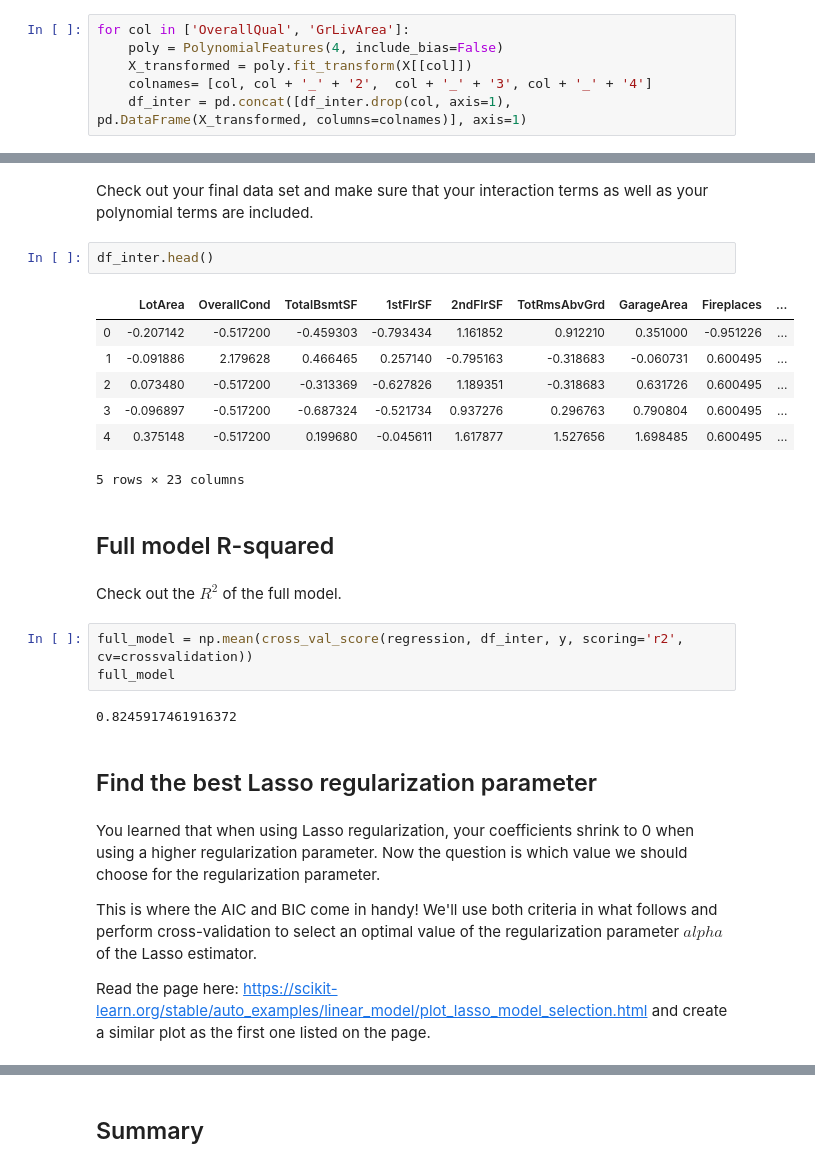
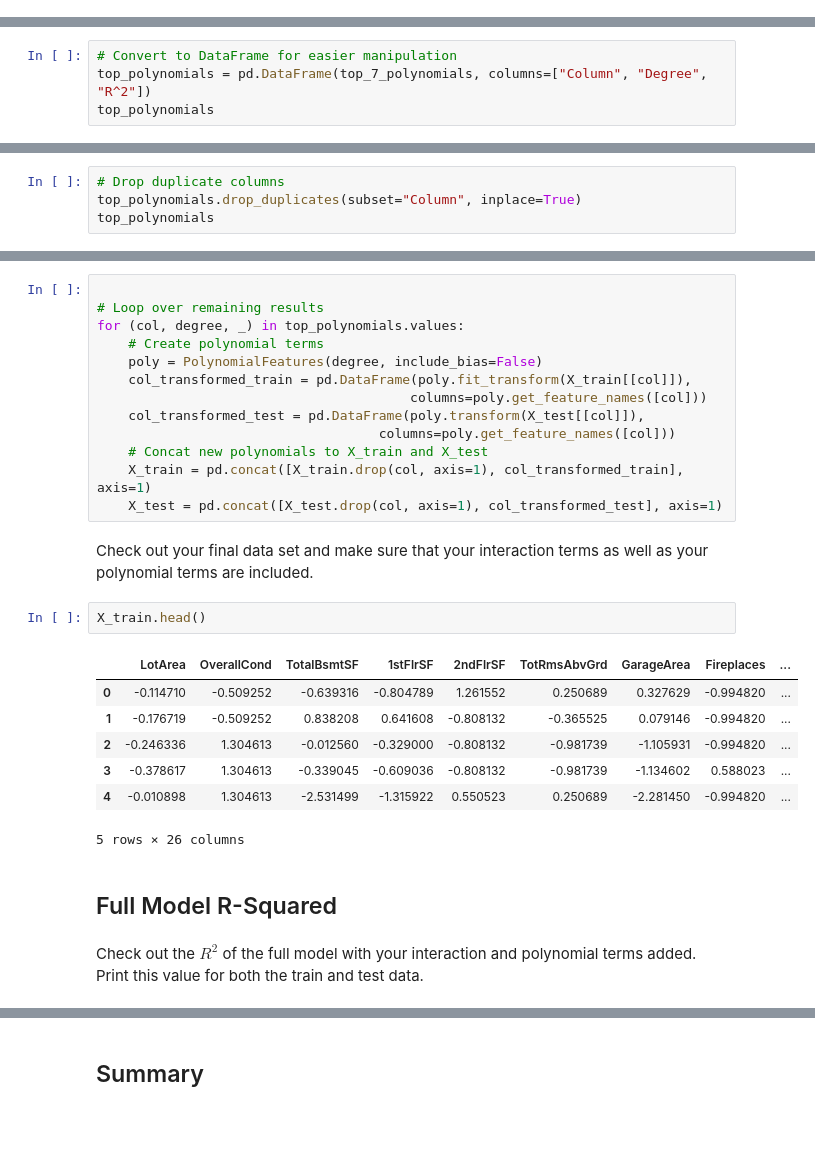
Before and after one commit to learn-co-curriculum/dsc-extensions-to-linear-models-lab, a Jupyter notebook: index.ipynb, the cells around one changed output, grey strips where cells are left out. Saved outputs shown, nothing was run; the diff lists cells and outputs as text; blank space fills up the shorter version.

Commit message:
avoid data leakage, focus on feature selection

```diff
--- a/index.ipynb
+++ b/index.ipynb
@@ -127,6 +185,0 @@ Add Polynomials for the two features that seem to benefit the most, as in have t
-# %%
-for col in ['OverallQual', 'GrLivArea']:
-    poly = PolynomialFeatures(4, include_bias=False)
-    X_transformed = poly.fit_transform(X[[col]])
-    colnames= [col, col + '_' + '2',  col + '_' + '3', col + '_' + '4']
-    df_inter = pd.concat([df_inter.drop(col, axis=1), pd.DataFrame(X_transformed, columns=colnames)], axis=1)
@@ -132,0 +232,4 @@ for col in ['OverallQual', 'GrLivArea']:
+# %%
+# Convert to DataFrame for easier manipulation
+top_polynomials = pd.DataFrame(top_7_polynomials, columns=["Column", "Degree", "R^2"])
+top_polynomials
@@ -132,0 +245,4 @@ for col in ['OverallQual', 'GrLivArea']:
+# %%
+# Drop duplicate columns
+top_polynomials.drop_duplicates(subset="Column", inplace=True)
+top_polynomials
@@ -133,29 +255,29 @@ for col in ['OverallQual', 'GrLivArea']:
+# %%
+
+# Loop over remaining results
+for (col, degree, _) in top_polynomials.values:
+    # Create polynomial terms
+    poly = PolynomialFeatures(degree, include_bias=False)
+    col_transformed_train = pd.DataFrame(poly.fit_transform(X_train[[col]]),
+                                        columns=poly.get_feature_names([col]))
+    col_transformed_test = pd.DataFrame(poly.transform(X_test[[col]]),
+                                    columns=poly.get_feature_names([col]))
+    # Concat new polynomials to X_train and X_test
+    X_train = pd.concat([X_train.drop(col, axis=1), col_transformed_train], axis=1)
+    X_test = pd.concat([X_test.drop(col, axis=1), col_transformed_test], axis=1)
 # %% [markdown]
 Check out your final data set and make sure that your interaction terms as well as your polynomial terms are included.
 # %%
-df_inter.head()
+X_train.head()
 # %% [output]
 |  | LotArea | OverallCond | TotalBsmtSF | 1stFlrSF | 2ndFlrSF | TotRmsAbvGrd | GarageArea | Fireplaces | ... |
-| 0 | -0.207142 | -0.517200 | -0.459303 | -0.793434 | 1.161852 | 0.912210 | 0.351000 | -0.951226 | ... |
-| 1 | -0.091886 | 2.179628 | 0.466465 | 0.257140 | -0.795163 | -0.318683 | -0.060731 | 0.600495 | ... |
-| 2 | 0.073480 | -0.517200 | -0.313369 | -0.627826 | 1.189351 | -0.318683 | 0.631726 | 0.600495 | ... |
-| 3 | -0.096897 | -0.517200 | -0.687324 | -0.521734 | 0.937276 | 0.296763 | 0.790804 | 0.600495 | ... |
-| 4 | 0.375148 | -0.517200 | 0.199680 | -0.045611 | 1.617877 | 1.527656 | 1.698485 | 0.600495 | ... |
+| 0 | -0.114710 | -0.509252 | -0.639316 | -0.804789 | 1.261552 | 0.250689 | 0.327629 | -0.994820 | ... |
+| 1 | -0.176719 | -0.509252 | 0.838208 | 0.641608 | -0.808132 | -0.365525 | 0.079146 | -0.994820 | ... |
+| 2 | -0.246336 | 1.304613 | -0.012560 | -0.329000 | -0.808132 | -0.981739 | -1.105931 | -0.994820 | ... |
+| 3 | -0.378617 | 1.304613 | -0.339045 | -0.609036 | -0.808132 | -0.981739 | -1.134602 | 0.588023 | ... |
+| 4 | -0.010898 | 1.304613 | -2.531499 | -1.315922 | 0.550523 | 0.250689 | -2.281450 | -0.994820 | ... |
-5 rows × 23 columns
+5 rows × 26 columns
 # %% [markdown]
-## Full model R-squared
+## Full Model R-Squared
 # %% [markdown]
-Check out the $R^2$ of the full model.
+Check out the $R^2$ of the full model with your interaction and polynomial terms added. Print this value for both the train and test data.
-# %%
-full_model = np.mean(cross_val_score(regression, df_inter, y, scoring='r2', cv=crossvalidation))
-full_model
-# %% [output]
-0.8245917461916372
-# %% [markdown]
-## Find the best Lasso regularization parameter
-# %% [markdown]
-You learned that when using Lasso regularization, your coefficients shrink to 0 when using a higher regularization parameter. Now the question is which value we should choose for the regularization parameter.
-
-This is where the AIC and BIC come in handy! We'll use both criteria in what follows and perform cross-validation to select an optimal value of the regularization parameter $alpha$ of the Lasso estimator.
-
-Read the page here: https://scikit-learn.org/stable/auto_examples/linear_model/plot_lasso_model_selection.html and create a similar plot as the first one listed on the page.
```
Also changed, not shown: parts of 60 cells of this notebook, 2 other files.
